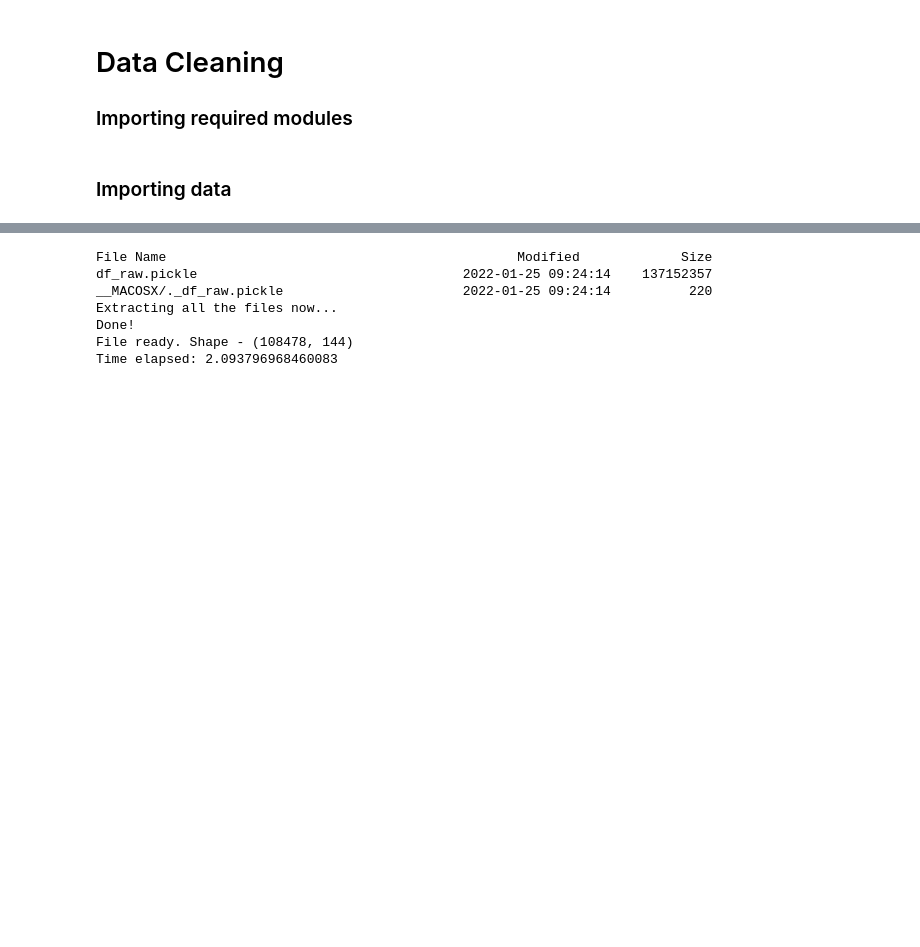
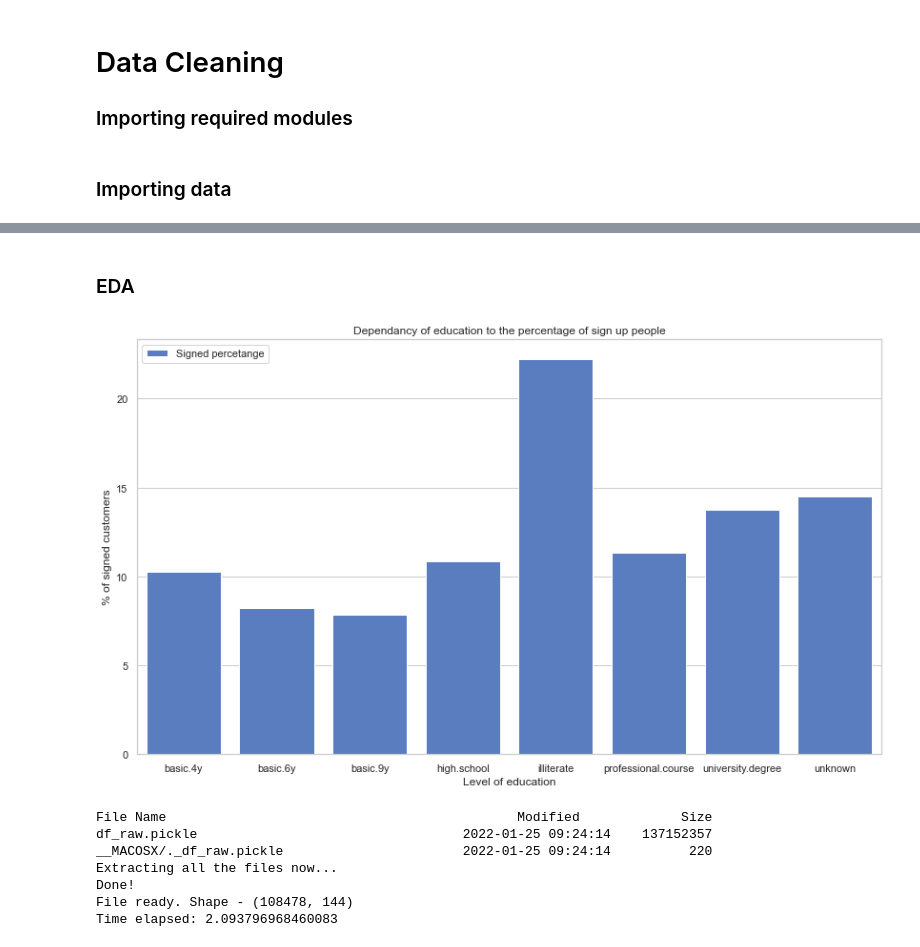
Before and after one commit to 314ka4y/Customer_churn, a Jupyter notebook: Customer_sign.ipynb, the cells around one changed output, grey strips where cells are left out. Saved outputs shown, nothing was run; the diff lists cells and outputs as text; code cells hidden in the pictures; blank space fills up the shorter version.

```diff
--- a/Customer_sign.ipynb
+++ b/Customer_sign.ipynb
@@ -212,3 +293,25 @@ df["age"].hist(bins=20)
+# %%
+df["y"] = df["y"].map({"yes":True, "no":False})
+# %% [markdown]
+### EDA
+# %%
+# Car crashes/car crashes with injuries and months
+sns.set_theme(style="whitegrid")
+
+fig, ax = plt.subplots(figsize=(14, 8))
+x_labels = list(df["education"].value_counts().index)
+
+sns.set_color_codes("muted")
+sns.barplot(data = df, x = df.groupby("education")["y"].sum().index,
+            y =  df.groupby("education")["y"].sum()/df.groupby("education")["y"].count()*100,
+            color = "b", label = "Signed percetange")
+ax.legend(ncol=2, loc="upper left", frameon=True)
+ax.set_xlabel("Level of education")
+ax.set_ylabel("% of signed customers")
+ax.set_title("Dependancy of education to the percentage of sign up people")
+plt.savefig("./img/EDA1.png")
+# %% [output]
+[figure, added]
 # %%
 # This section is commented to save computation time.
 # Finall dataframe after reading 3 databases and joining is saved in pickle file.
```
Also changed, not shown: parts of 24 cells of this notebook, 2 other files.
